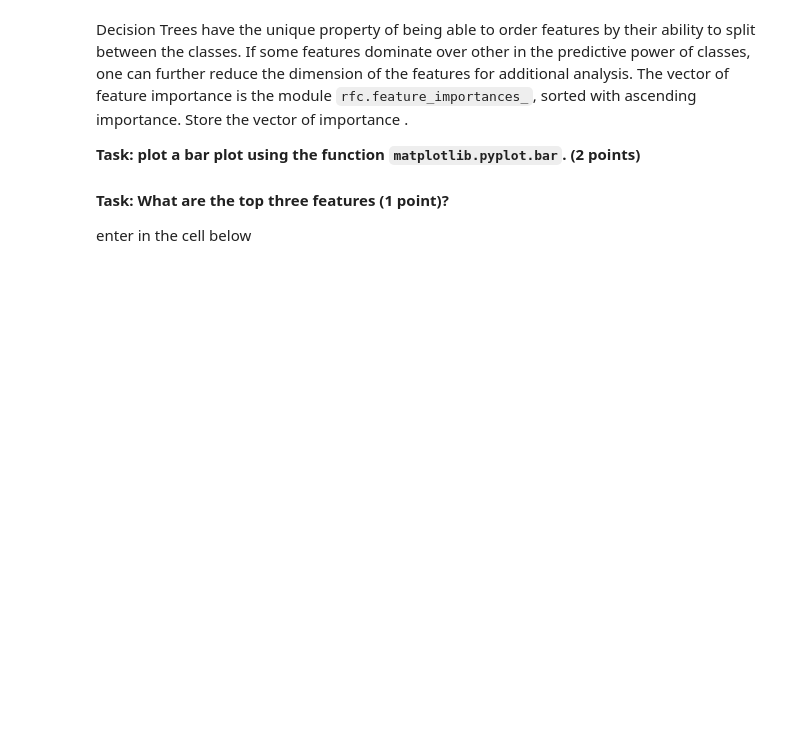
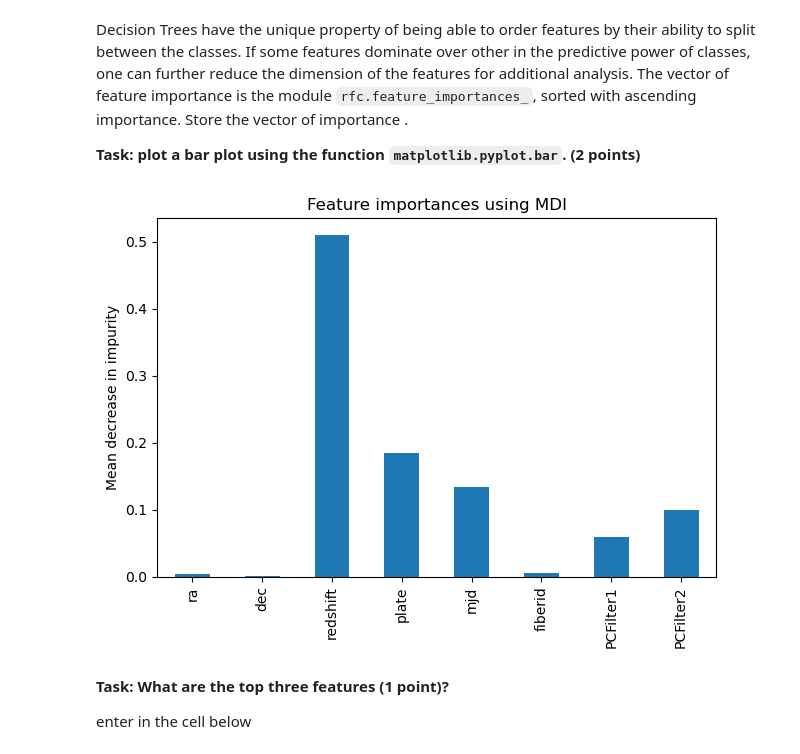
Before and after one commit to UW-ESS-DS/MLGEO2022_aodhan, a Jupyter notebook: homework7.ipynb, the cells around one changed output. Cells and saved outputs as stored; diff of their text form; code cells hidden in the pictures; blank space fills up the shorter version.

```diff
--- a/homework7.ipynb
+++ b/homework7.ipynb
@@ -689,3 +763,20 @@ Decision Trees have the unique property of being able to order features by their
+# %%
+# answer
+# vector of importances and names of features
+FeatureImportances = clf.feature_importances_
+feature_names = train_X.columns
+
+# turn this into a series for ease of plotting
+forest_importances = pd.Series(FeatureImportances, index=feature_names)
+
+# plotting
+fig, ax = plt.subplots()
+forest_importances.plot.bar(ax=ax)
+ax.set_title("Feature importances using MDI")
+ax.set_ylabel("Mean decrease in impurity")
+fig.tight_layout()
+# %% [output]
+[figure, added]
 # %% [markdown]
 **Task: What are the top three features (1 point)?**
 
```
Also changed, not shown: parts of 19 cells of this notebook.
